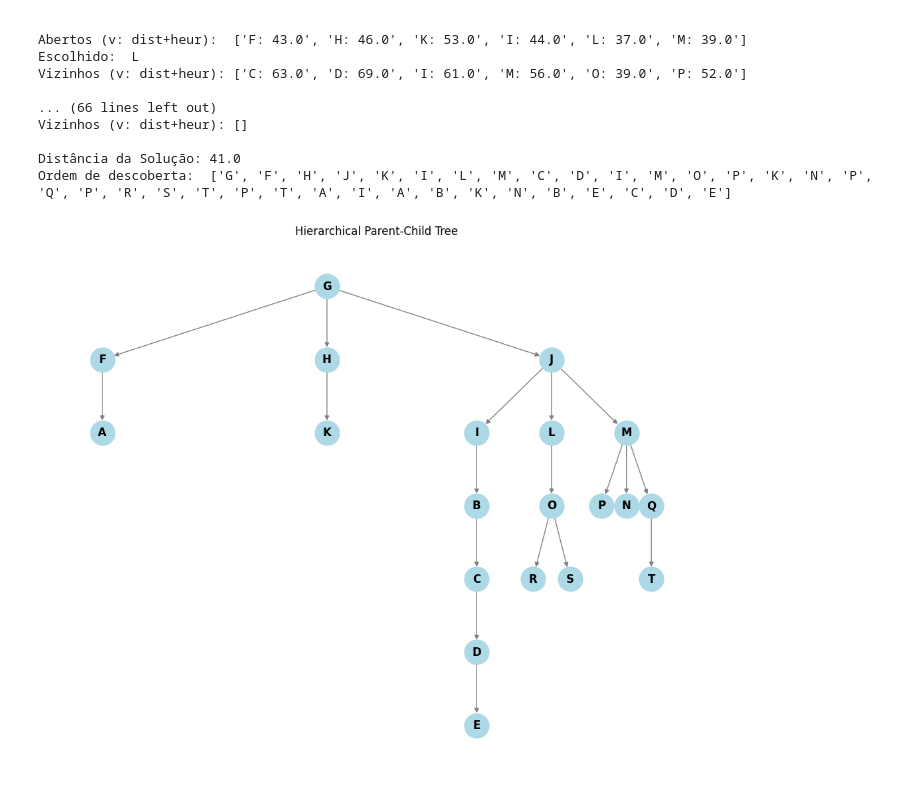
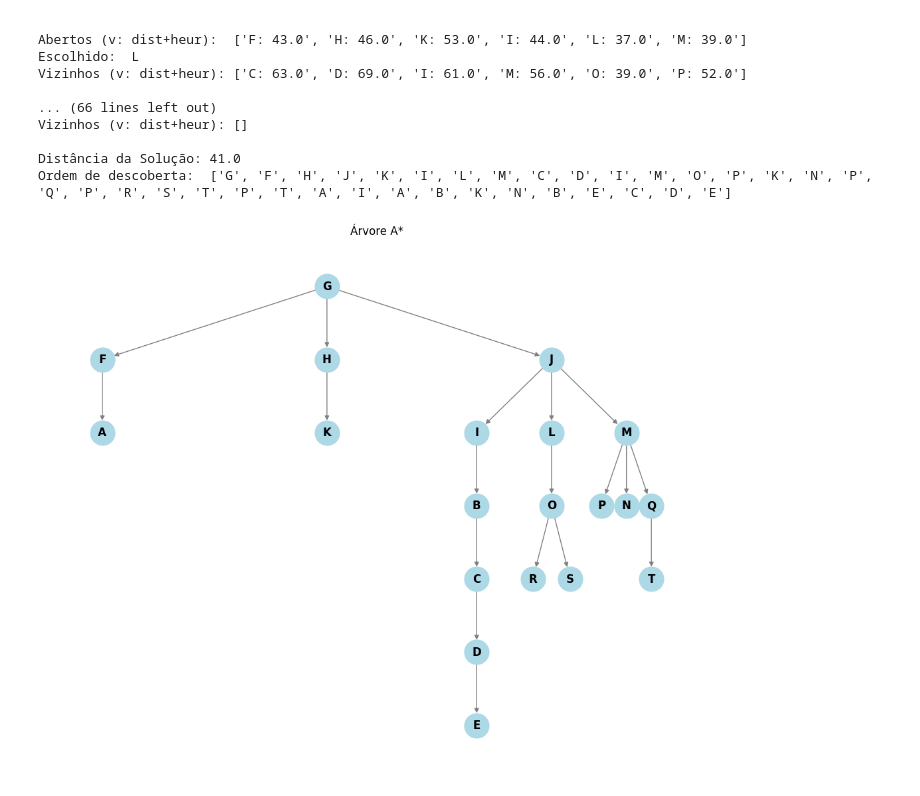
Before and after one commit to rolim520/Algoritmos-Inteligencia-Computacional, a Jupyter notebook: A_estrela.ipynb, the cells around one changed output. Saved outputs shown, nothing was run; the diff lists cells and outputs as text; code cells hidden in the pictures.

```diff
--- a/A_estrela.ipynb
+++ b/A_estrela.ipynb
@@ -82,6 +82,6 @@ Vizinhos (v: dist+heur): []
 Distância da Solução: 41.0
 Ordem de descoberta:  ['G', 'F', 'H', 'J', 'K', 'I', 'L', 'M', 'C', 'D', 'I', 'M', 'O', 'P', 'K', 'N', 'P', 'Q', 'P', 'R', 'S', 'T', 'P', 'T', 'A', 'I', 'A', 'B', 'K', 'N', 'B', 'E', 'C', 'D', 'E']
 # %%
-visualizar_arvore_de_pais(incrementar(pais), usarLetras=True)
+visualizar_arvore_de_pais(incrementar(pais), usarLetras=True, titulo="Árvore A*")
 # %% [output]
-[figure, old version]
+[figure, new version]
```
Also changed, not shown: parts of 1 cell of this notebook, 9 other files.
